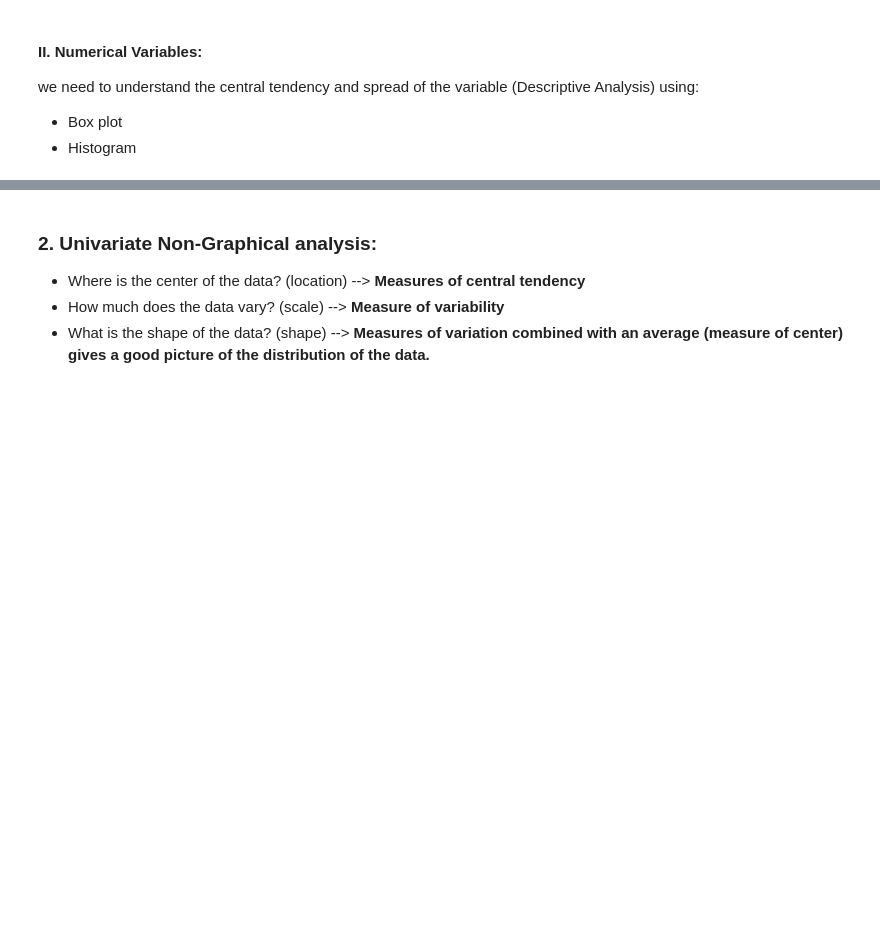
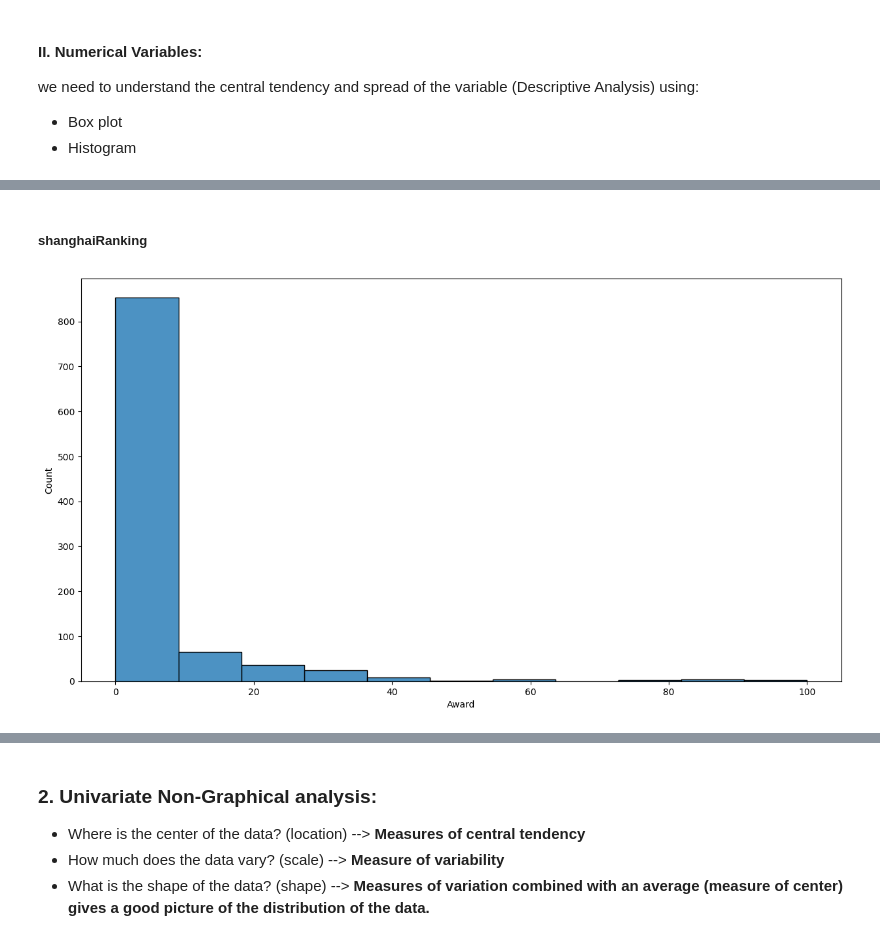
Before and after one commit to ahmadalharbi21/World-University-Ranks, a Jupyter notebook: EDA explain template.ipynb, the cells around one changed output, grey strips where cells are left out. Drawn from its saved outputs; the diff is of its cells as text; code cells hidden in the pictures; blank space fills up the shorter version.

```diff
--- a/EDA explain template.ipynb
+++ b/EDA explain template.ipynb
@@ -975,0 +1102,11 @@ To avoid:
+# %%
+# We will add new column for range
+def clean_rank_sh(x):
+    if x.isdigit():
+        return int(x)
+    return int(x.split('-')[0].strip())
+
+clean_rank_range = lambda x: int(x.split('-')[1].strip()) if '-' in x else int(x)
+# %%
+shanghaiRanking['rank_end_range']= shanghaiRanking['Rank'].apply(clean_rank_range)
+shanghaiRanking['Rank'] = shanghaiRanking['Rank'].apply(clean_rank_sh)
@@ -975,0 +1133,3 @@ To avoid:
+# %%
+shanghaiRanking['Regional_rank_end_range']= shanghaiRanking['National/Regional Rank'].apply(clean_rank_range)
+shanghaiRanking['National/Regional Rank'] = shanghaiRanking['National/Regional Rank'].apply(clean_rank_sh)
@@ -1084,0 +1302,13 @@ we need to understand the central tendency and spread of the variable (Descripti
+# %% [markdown]
+##### shanghaiRanking
+# %%
+shanghaiRanking_alumni = shanghaiRanking[shanghaiRanking['Rank'] > 0 ]
+# %%
+plt.figure(figsize=(15,8))
+sns.histplot(
+    shanghaiRanking_alumni,
+    x='Award',
+    multiple="stack", # also can be layer or dodge or fill
+    alpha=0.8);
+# %% [output]
+[figure, added]
```
Also changed, not shown: parts of 88 cells of this notebook.
